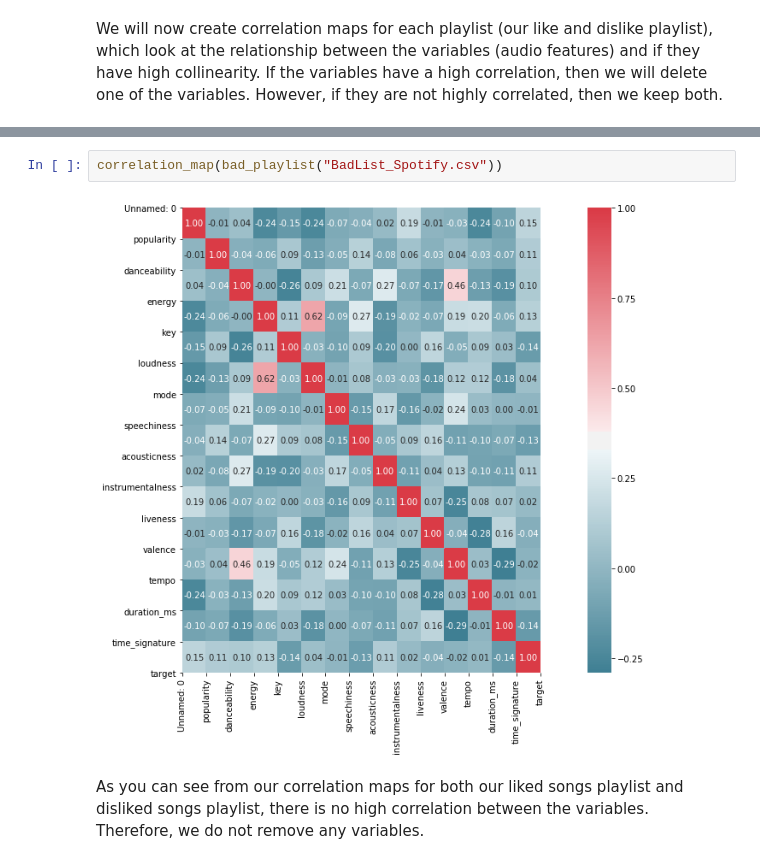
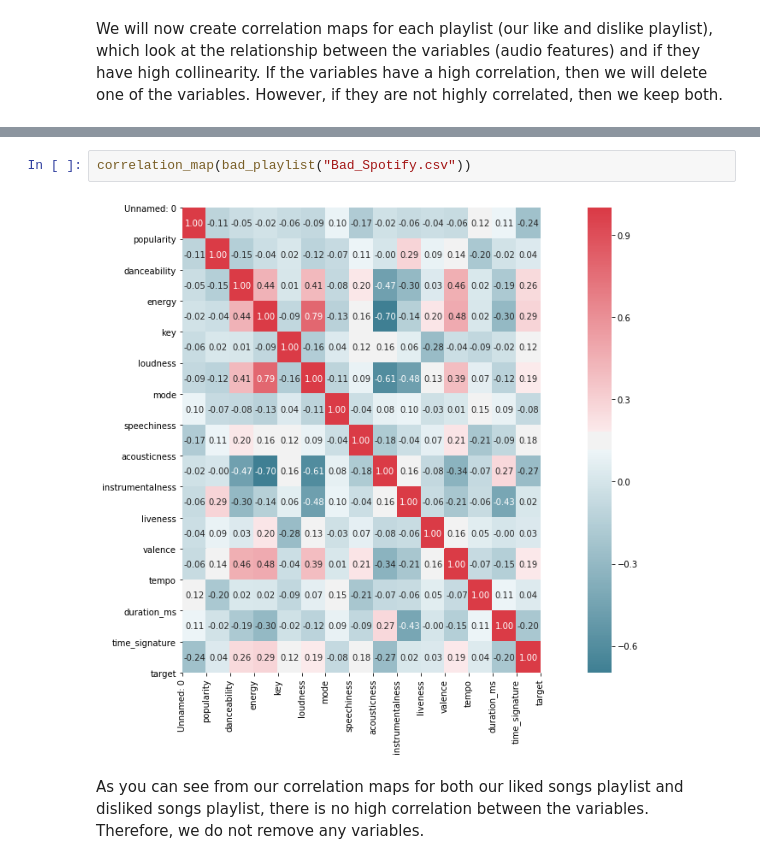
Before and after one commit to btjoajadi/Final_Python_Project, a Jupyter notebook: Spotify_Prediction.ipynb, the cells around one changed output, grey strips where cells are left out. Saved outputs shown, nothing was run; the diff lists cells and outputs as text.

```diff
--- a/Spotify_Prediction.ipynb
+++ b/Spotify_Prediction.ipynb
@@ -189,7 +191,7 @@ correlation_map(good_playlist("Carmen_Spotify.csv"))
 # %%
-correlation_map(bad_playlist("BadList_Spotify.csv"))
+correlation_map(bad_playlist("Bad_Spotify.csv"))
 # %% [output]
-[figure, old version]
+[figure, new version]
 # %% [markdown]
 As you can see from our correlation maps for both our liked songs playlist and disliked songs playlist, there is no high correlation between the variables. Therefore, we do not remove any variables.
 # %% [markdown]
```
Also changed, not shown: parts of 16 cells of this notebook.
